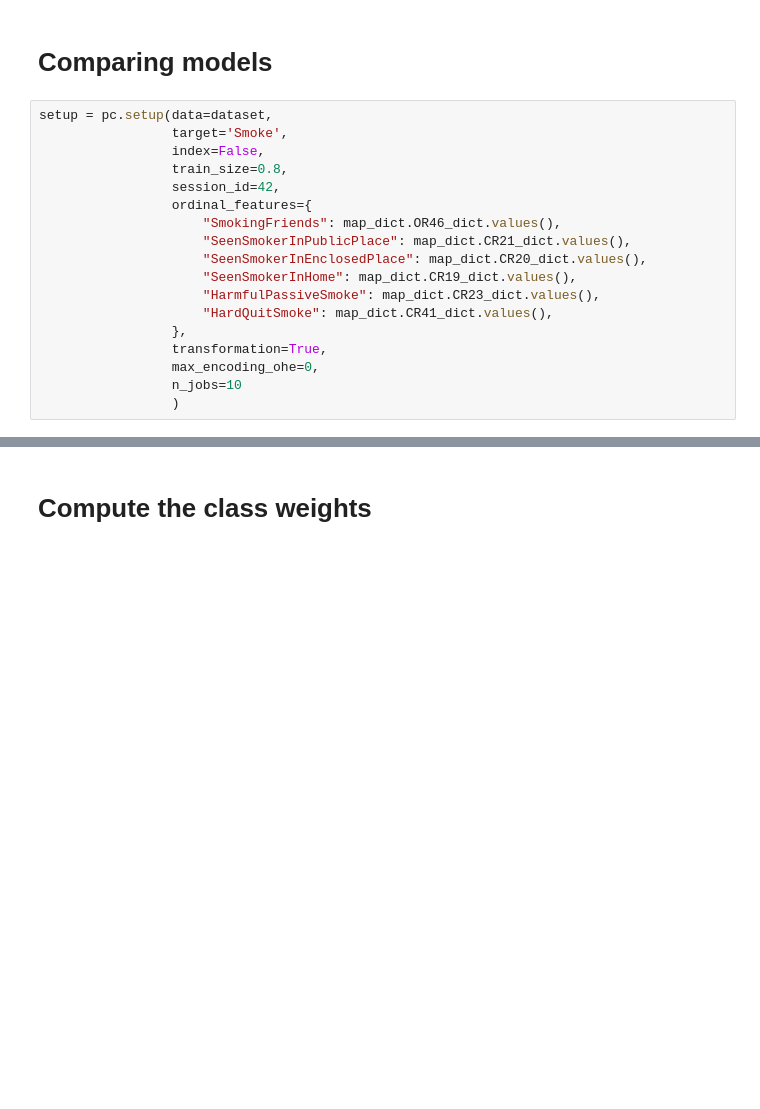
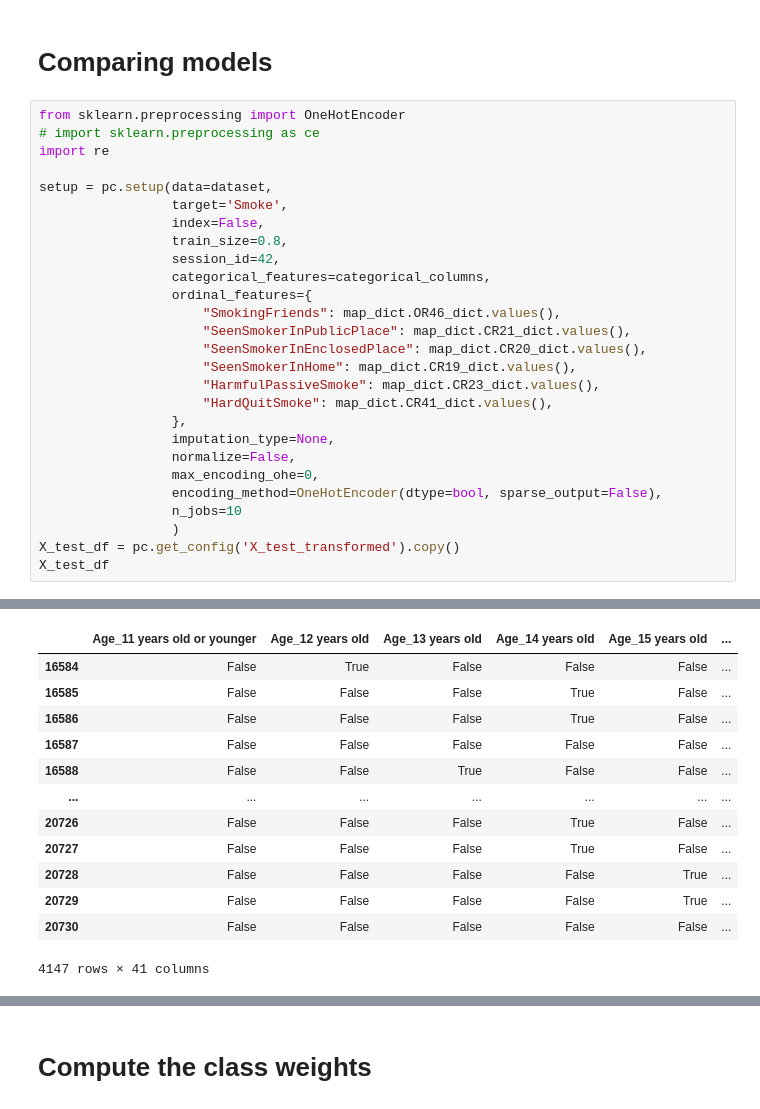
Before and after one commit to frazah/tobacco-analysis, a Jupyter notebook: src/notebooks/predictive_model.ipynb, the cells around one changed output, grey strips where cells are left out. Cells and saved outputs as stored; diff of their text form; blank space fills up the shorter version.

```diff
--- a/src/notebooks/predictive_model.ipynb
+++ b/src/notebooks/predictive_model.ipynb
@@ -36,11 +43,16 @@ dataset[boolean_columns] = dataset[boolean_columns].astype('bool')
 # %% [markdown]
 # Comparing models
 # %%
+from sklearn.preprocessing import OneHotEncoder
+# import sklearn.preprocessing as ce
+import re
+
 setup = pc.setup(data=dataset,
                  target='Smoke',
                  index=False,
                  train_size=0.8,
                  session_id=42,
+                 categorical_features=categorical_columns,
                  ordinal_features={
                      "SmokingFriends": map_dict.OR46_dict.values(),
                      "SeenSmokerInPublicPlace": map_dict.CR21_dict.values(),
@@ -49,7 +61,12 @@ setup = pc.setup(data=dataset,
                      "HarmfulPassiveSmoke": map_dict.CR23_dict.values(),
                      "HardQuitSmoke": map_dict.CR41_dict.values(),
                  },
-                 transformation=True,
+                 imputation_type=None,
+                 normalize=False,
                  max_encoding_ohe=0,
+                 encoding_method=OneHotEncoder(dtype=bool, sparse_output=False),
                  n_jobs=10
                  )
+X_test_df = pc.get_config('X_test_transformed').copy()
+X_test_df
+# %% [output]
@@ -55,0 +90,13 @@ setup = pc.setup(data=dataset,
+|  | Age_11 years old or younger | Age_12 years old | Age_13 years old | Age_14 years old | Age_15 years old | ... |
+| 16584 | False | True | False | False | False | ... |
+| 16585 | False | False | False | True | False | ... |
+| 16586 | False | False | False | True | False | ... |
+| 16587 | False | False | False | False | False | ... |
+| 16588 | False | False | True | False | False | ... |
+| ... | ... | ... | ... | ... | ... | ... |
+| 20726 | False | False | False | True | False | ... |
+| 20727 | False | False | False | True | False | ... |
+| 20728 | False | False | False | False | True | ... |
+| 20729 | False | False | False | False | True | ... |
+| 20730 | False | False | False | False | False | ... |
+4147 rows × 41 columns
```
Also changed, not shown: parts of 11 cells of this notebook, 4 other files.
